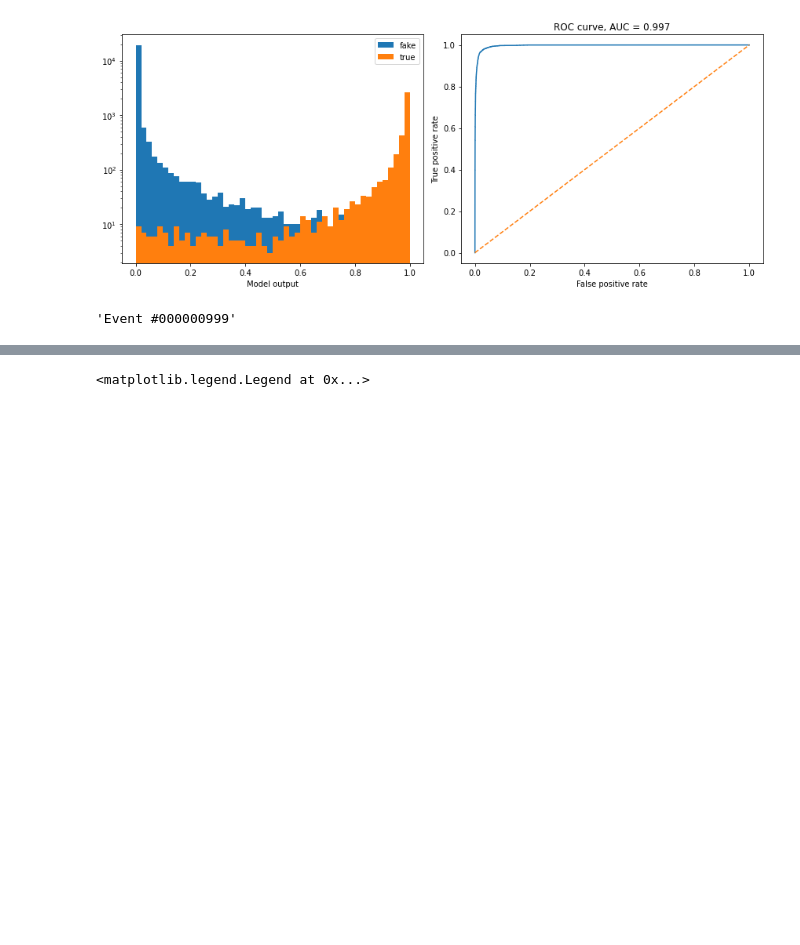
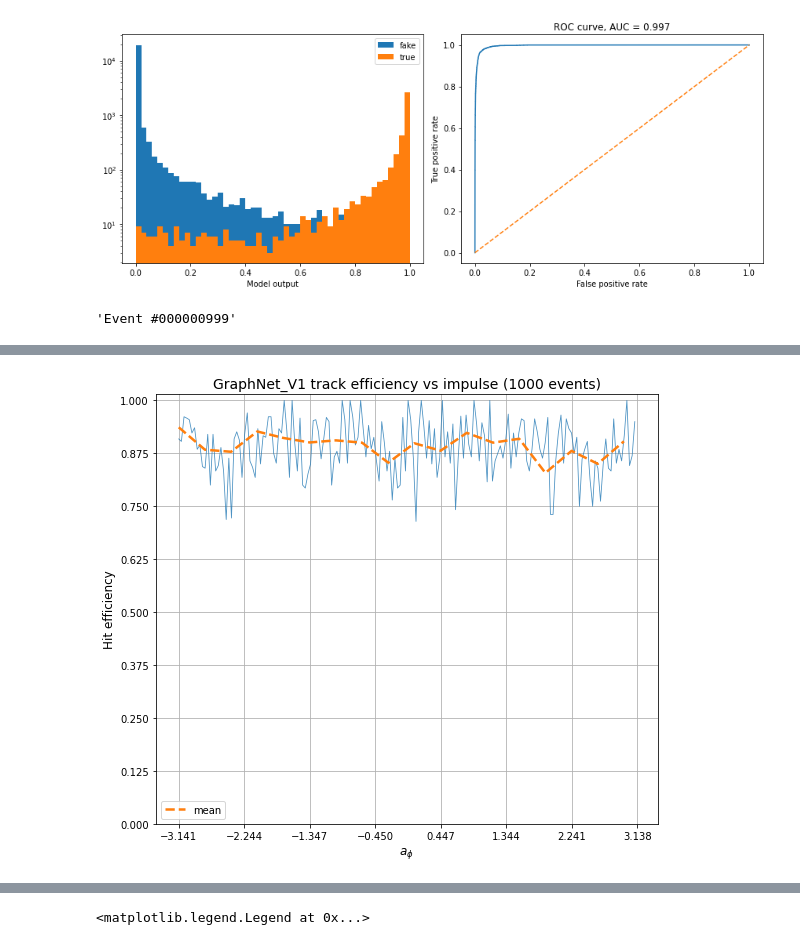
Before and after one commit to t3hseus/ariadne, a Jupyter notebook: notebooks/graph_train_evaluation.ipynb, the cells around one changed output, grey strips where cells are left out. Saved outputs shown, nothing was run; the diff lists cells and outputs as text; code cells hidden in the pictures; blank space fills up the shorter version.

```diff
--- a/notebooks/graph_train_evaluation.ipynb
+++ b/notebooks/graph_train_evaluation.ipynb
@@ -265,0 +390,4 @@ found_hits = all_real_hits[all_real_hits.found]
+# %%
+draw_for_col(tracks_real, tracks_pred_true, 'a_phi', '$a_\phi$',1000,175)
+# %% [output]
+[figure, added]
```
Also changed, not shown: parts of 10 cells of this notebook.
